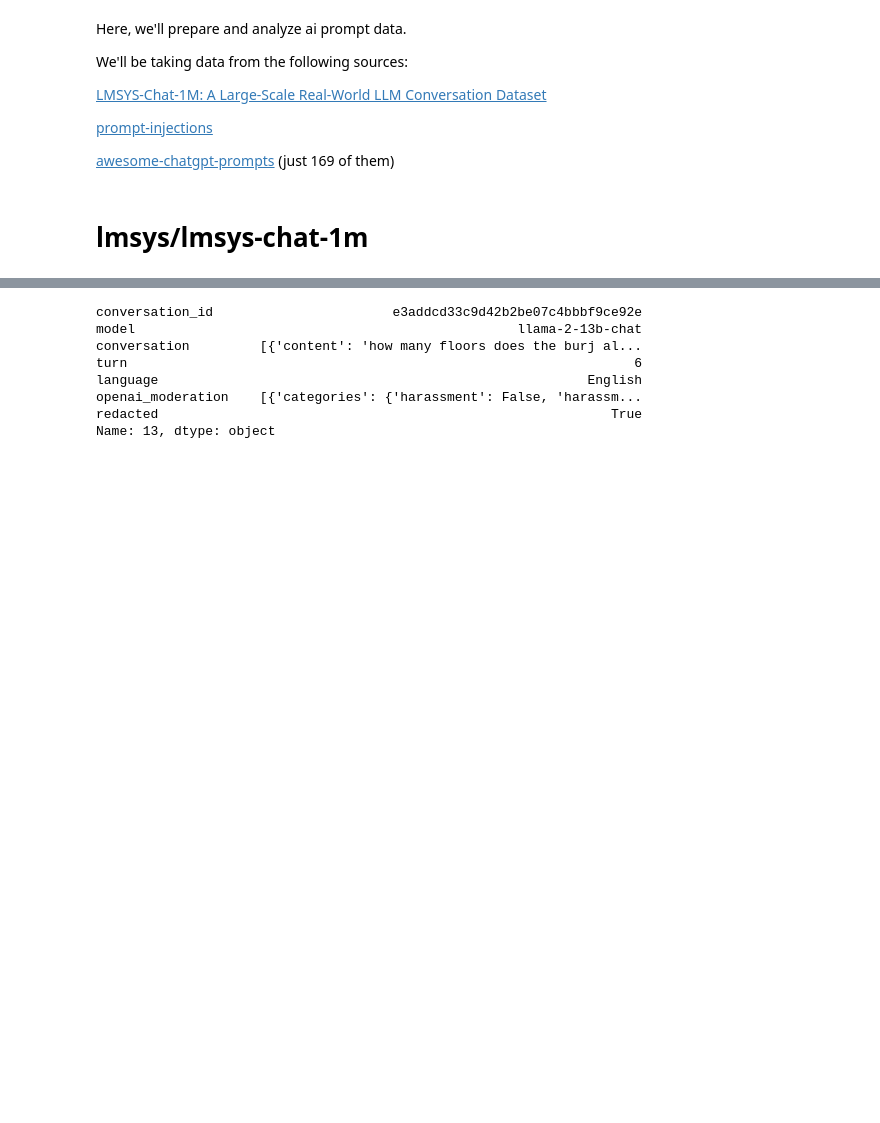
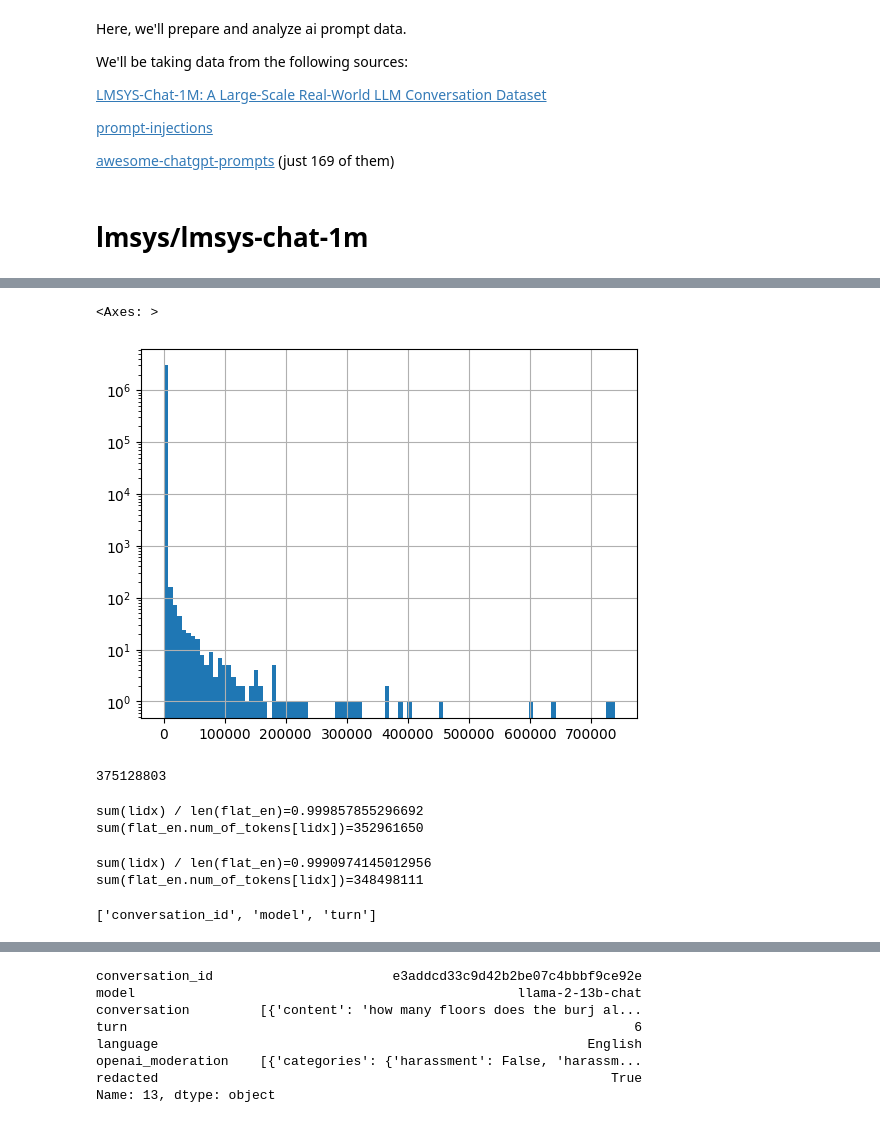
Before and after one commit to thorwhalen/imbed, a Jupyter notebook: misc/ai_prompts.ipynb, the cells around one changed output, grey strips where cells are left out. Cells and saved outputs as stored; diff of their text form; code cells hidden in the pictures; blank space fills up the shorter version.

Commit message:
feat: lmsys ai

```diff
--- a/misc/ai_prompts.ipynb
+++ b/misc/ai_prompts.ipynb
@@ -76,0 +311,6 @@ redacted_df.shape
+# %%
+from imbed.mdat.lmsys_ai_conversations import mk_dacc, counts
+
+dacc = mk_dacc()
+
+list(dacc.saves)
@@ -76,0 +329,3 @@ redacted_df.shape
+# %%
+flat_en = dacc.saves['flat_en.parquet']
+flat_en.shape
@@ -76,0 +365,30 @@ redacted_df.shape
+# %%
+flat_en.num_of_tokens.hist(bins=100, log=True)
+# %% [output]
+<Axes: >
+[figure, added]
+# %%
+sum(flat_en.num_of_tokens)
+# %% [output]
+375128803
+# %%
+thresh = 8191
+lidx = flat_en.num_of_tokens < thresh
+print(f"{sum(lidx) / len(flat_en)=}")
+print(f"{sum(flat_en.num_of_tokens[lidx])=}")
+# %% [output]
+sum(lidx) / len(flat_en)=0.999857855296692
+sum(flat_en.num_of_tokens[lidx])=352961650
+# %%
+thresh = 1000
+lidx = flat_en.num_of_tokens < thresh
+print(f"{sum(lidx) / len(flat_en)=}")
+print(f"{sum(flat_en.num_of_tokens[lidx])=}")
+# %% [output]
+sum(lidx) / len(flat_en)=0.9990974145012956
+sum(flat_en.num_of_tokens[lidx])=348498111
+# %%
+it = fixed_step_chunker(flat_en, 3)
+next(it)
+# %% [output]
+['conversation_id', 'model', 'turn']
```
Also changed, not shown: parts of 85 cells of this notebook, 2 other files.
